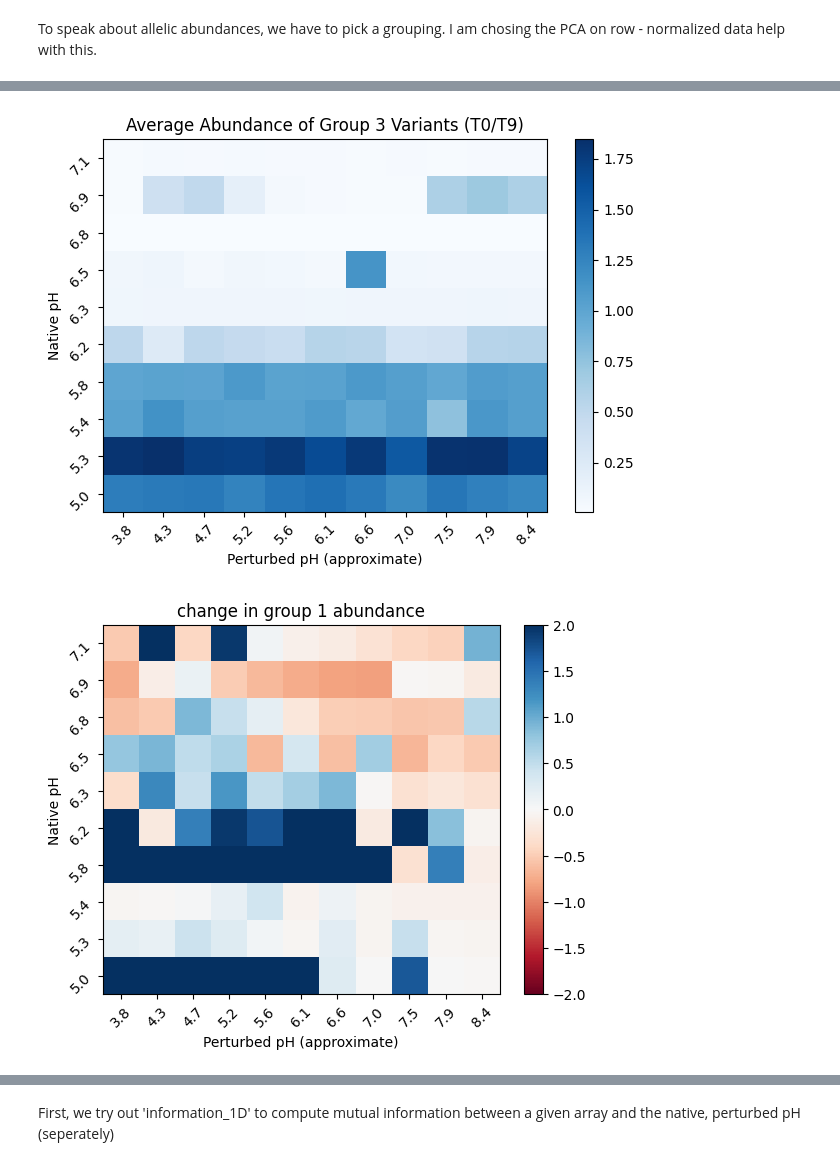
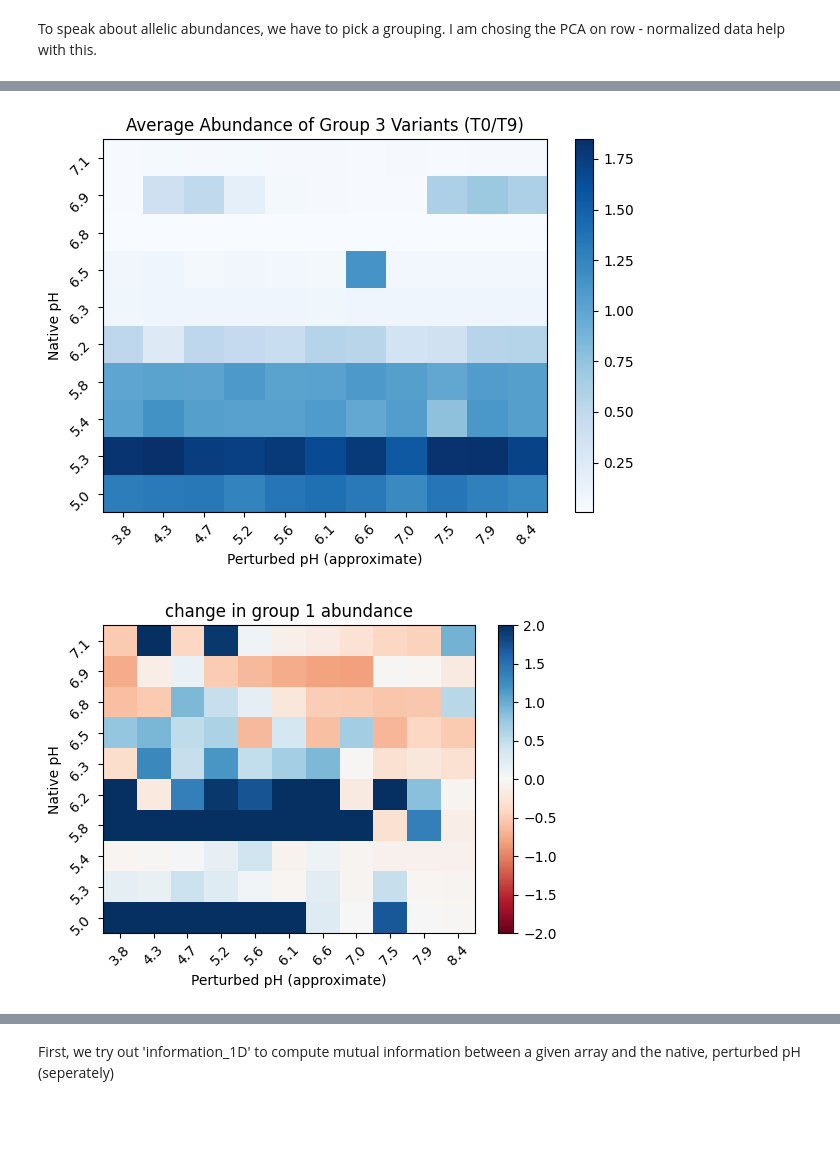
Before and after one commit to AddisonHowe/soil-metagenomics, a Jupyter notebook: information.ipynb, the cells around one changed output, grey strips where cells are left out. Saved outputs shown, nothing was run; the diff lists cells and outputs as text; code cells hidden in the pictures; blank space fills up the shorter version.

```diff
--- a/information.ipynb
+++ b/information.ipynb
@@ -156,13 +162,13 @@ group1_avg = np.average([group1_T0, group1_T9], axis=0)
 group2_avg = np.average([group2_T0, group2_T9], axis=0)
 group3_avg = np.average([group3_T0, group3_T9], axis=0)
 
-plot(group1_T0, 'group1_T0')
-plot(group2_T0, 'group2_T0')
-plot(group3_T0, 'group3_T0')
+plot(group1_T0, 'group1_T0', vmin = 0, vmax = 2)
+plot(group2_T0, 'group2_T0', vmin = 0, vmax = 2)
+plot(group3_T0, 'group3_T0', vmin = 0, vmax = 2)
 
-plot(group1_T9, 'group1_T9')
-plot(group2_T9, 'group2_T9')
-plot(group3_T9, 'group3_T9')
+plot(group1_T9, 'group1_T9', vmin = 0, vmax = 2)
+plot(group2_T9, 'group2_T9', vmin = 0, vmax = 2)
+plot(group3_T9, 'group3_T9', vmin = 0, vmax = 2)
 
 
 plot(group1_avg, 'Average Abundance of Group 3 Variants (T0/T9)')
@@ -176,7 +182,7 @@ plot(group3_avg, 'Average Abundance of Group 3 Variants (T0/T9)')
 x = np.linspace(3.8, 8.4, 11)
 
 
-
+plt.figure(figsize=(6,4))
 plt.imshow(group1_T9 - group1_T0, cmap = 'RdBu', origin = 'lower', aspect = 'auto', vmin = -2, vmax = 2)
 plt.colorbar()
 plt.xticks(ticks=np.linspace(0, 10, 11), labels=[f"{val:.1f}" for val in x], rotation=45)
@@ -186,6 +192,7 @@ plt.xlabel('Perturbed pH (approximate)')
 plt.ylabel('Native pH')
 plt.show()
 
+plt.figure(figsize=(6,4))
 plt.imshow(group2_T9 - group2_T0, cmap = 'RdBu', origin = 'lower', aspect = 'auto', vmin = -2, vmax = 2)
 plt.colorbar()
 plt.xticks(ticks=np.linspace(0, 10, 11), labels=[f"{val:.1f}" for val in x], rotation=45)
@@ -195,6 +202,7 @@ plt.xlabel('Perturbed pH (approximate)')
 plt.ylabel('Native pH')
 plt.show()
 
+plt.figure(figsize=(6,4))
 plt.imshow(group3_T9 - group3_T0, cmap = 'RdBu', origin = 'lower', aspect = 'auto', vmin = -2, vmax = 2)
 plt.colorbar()
 plt.xticks(ticks=np.linspace(0, 10, 11), labels=[f"{val:.1f}" for val in x], rotation=45)
@@ -215,4 +223,4 @@ plt.show()
 [figure]
 [figure]
 [figure]
-[figure, old version]
+[figure, new version]
```
Also changed, not shown: parts of 17 cells of this notebook, 2 other files.
